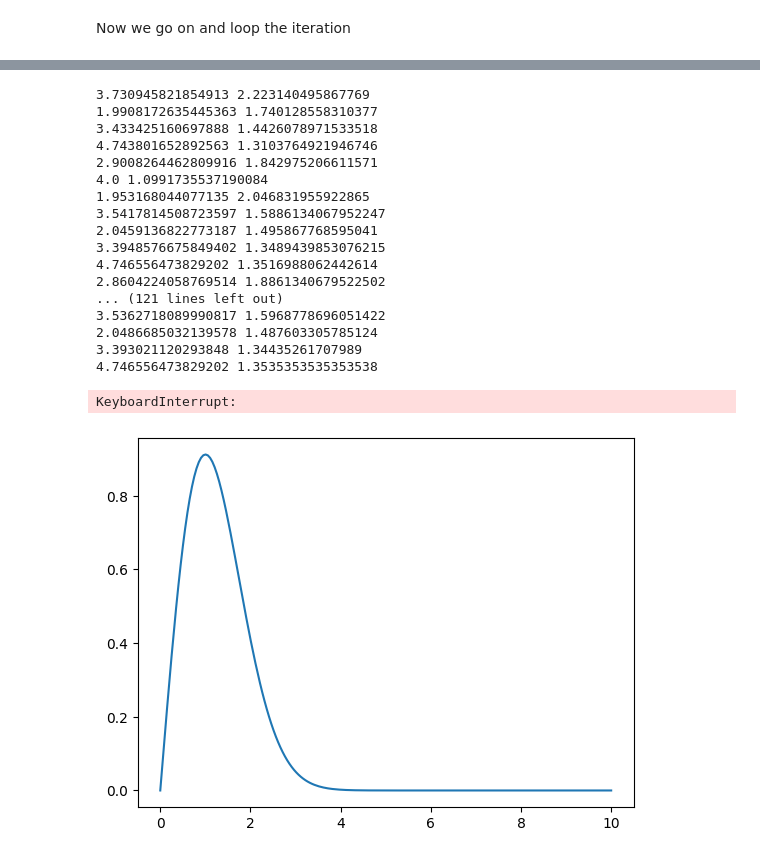
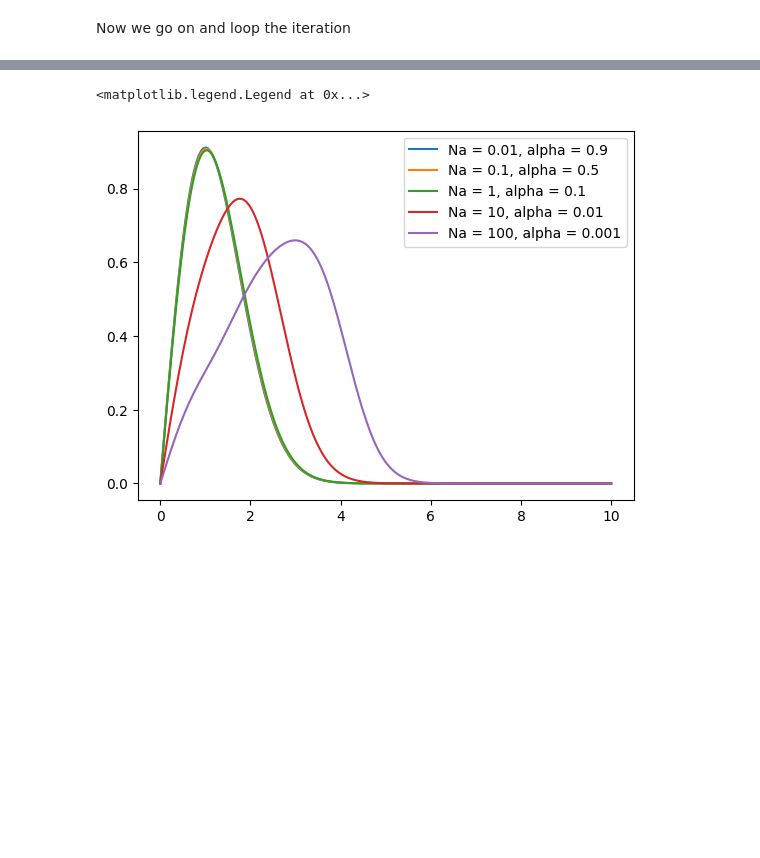
Before and after one commit to marcobeIIa/computational_physics, a Jupyter notebook: homework3/MFA_Lusvardi_Bella_Parolini.ipynb, the cells around one changed output, grey strips where cells are left out. Drawn from its saved outputs; the diff is of its cells as text; code cells hidden in the pictures; blank space fills up the shorter version.

```diff
--- a/homework3/MFA_Lusvardi_Bella_Parolini.ipynb
+++ b/homework3/MFA_Lusvardi_Bella_Parolini.ipynb
@@ -619,4 +617,0 @@ Na = 100, Energy = 5.9598596514, Iterations = 1387
-# %%
-for i in range(len(Na_array)):
-    plt.plot(r, normalization(phi_array[i], h), label=f'Na = {Na_array[i]}')
-    plt.legend()
@@ -625,66 +618,7 @@ for i in range(len(Na_array)):
-# %%
-DeltaEnergy = 10
-DeltaEnergyPrevious = 10
-threshold = 0.00001
-
-E = np.linspace(1,10,100)
-eigenvalues = []
-eigenfunctions =[]
-
-eigenvalue, eigenfunction, _ = GP(E, r, N, h, 0) #initial guess of the wavefunction
-
-phi_old = eigenfunction[0]
-phi_new = []
-alpha = 0.001
-Na = 10
-
-v = interaction(r,Na,phi_old) #potential for the first iteration
-
-eigenvalues.append(eigenvalue[0]) #defining the first energy of the system
-
-count = 1 #keep track of the eigenvalues to determine DeltaEnergy
-
-plt.plot(r,phi_old)
-
-while DeltaEnergy > threshold or np.abs(DeltaEnergy-DeltaEnergyPrevious) > threshold:
-
-    eigenvalues.append(GP(E,r,N,h,Na,phi_old)[0][0])
-    phi_new = GP(E,r,N,h,Na,phi_old)[1]
-    phi_new = phi_new[0]
-
-    v_old = interaction(r,Na,phi_old)
-    v_new = interaction(r,Na,phi_new)
-
-    v = mixing(v_old,v_new,alpha)
-
-    phi_old = np.array(phi_new)
-
-    DeltaEnergy = np.abs(eigenvalues[count] - eigenvalues[count-1])
-
-    DeltaEnergyPrevious = np.abs(eigenvalues[count-1] - eigenvalues[count-2])
-
-    print(eigenvalues[count],DeltaEnergy)
-
-    count += 1
-
-plt.plot(r,phi_old)
-# %% [output]
-3.730945821854913 2.223140495867769
-1.9908172635445363 1.740128558310377
-3.433425160697888 1.4426078971533518
-4.743801652892563 1.3103764921946746
-2.9008264462809916 1.842975206611571
-4.0 1.0991735537190084
-1.953168044077135 2.046831955922865
-3.5417814508723597 1.5886134067952247
-2.0459136822773187 1.495867768595041
-3.3948576675849402 1.3489439853076215
-4.746556473829202 1.3516988062442614
-2.8604224058769514 1.8861340679522502
-... (121 lines left out)
-3.5362718089990817 1.5968778696051422
-2.0486685032139578 1.487603305785124
-3.393021120293848 1.34435261707989
-4.746556473829202 1.3535353535353538
-KeyboardInterrupt:
-[figure, removed]
+# %%
+for i in range(len(Na_array)):
+    plt.plot(r, normalization(phi_array[i], h), label=f'Na = {Na_array[i]}, alpha = {alpha_array[i]}')
+plt.legend()
+# %% [output]
+<matplotlib.legend.Legend at 0x...>
+[figure, added]
```
Also changed, not shown: parts of 26 cells of this notebook.
